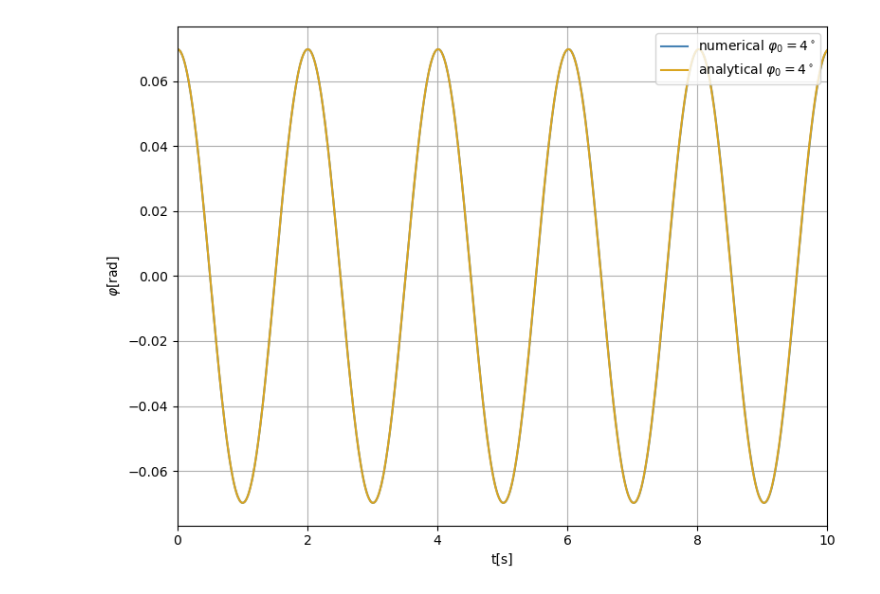
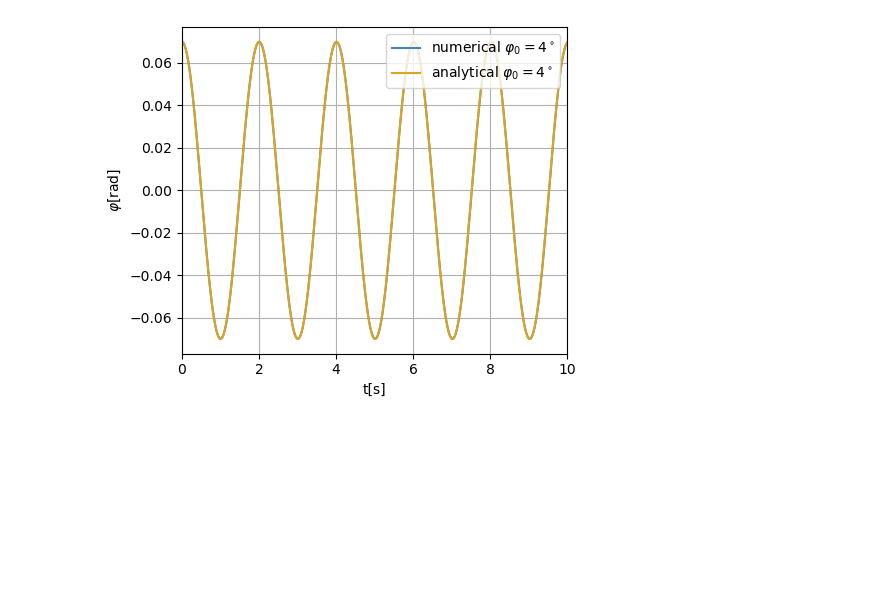
Before and after one commit to w-maks/Numerical-Pendulum, a Jupyter notebook: plots.ipynb, the cells around one changed output. Saved outputs shown, nothing was run; the diff lists cells and outputs as text; code cells hidden in the pictures; blank space fills up the shorter version.

```diff
--- a/plots.ipynb
+++ b/plots.ipynb
@@ -18,14 +9,13 @@ df_4.head()
 # %%
-plt.figure(figsize=(8, 6))
+plt.figure(figsize=(5, 4))
 plt.plot(df_4['t'], df_4['phi'], label=r"numerical $\varphi_0 = 4^\circ$", color=colors_2[0])
 plt.plot(df_4['t'], df_4['phi_anal'], label=r"analytical $\varphi_0 = 4^\circ$", color=colors_2[1])
-#plt.title(r"Wykres $\varphi(t)$")
 plt.xlabel("t[s]")
 plt.ylabel(r"$\varphi$[rad]")
 plt.xlim(0,10)
 plt.grid(True)
 plt.legend(loc="upper right")
 plt.tight_layout()
 plt.show()
 # %% [output]
-[figure, old version]
+[figure, new version]
```
Also changed, not shown: parts of 11 cells of this notebook.
